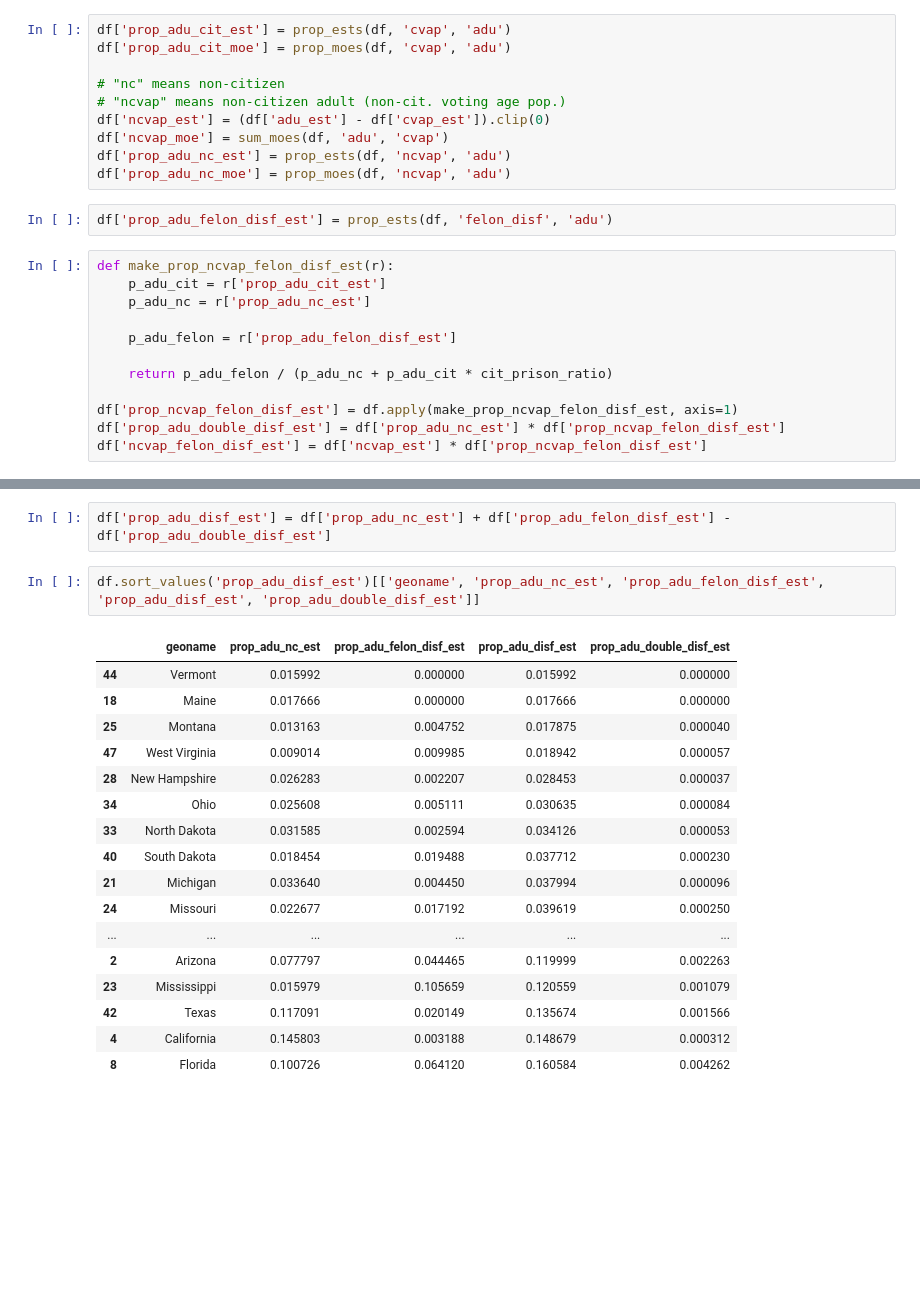
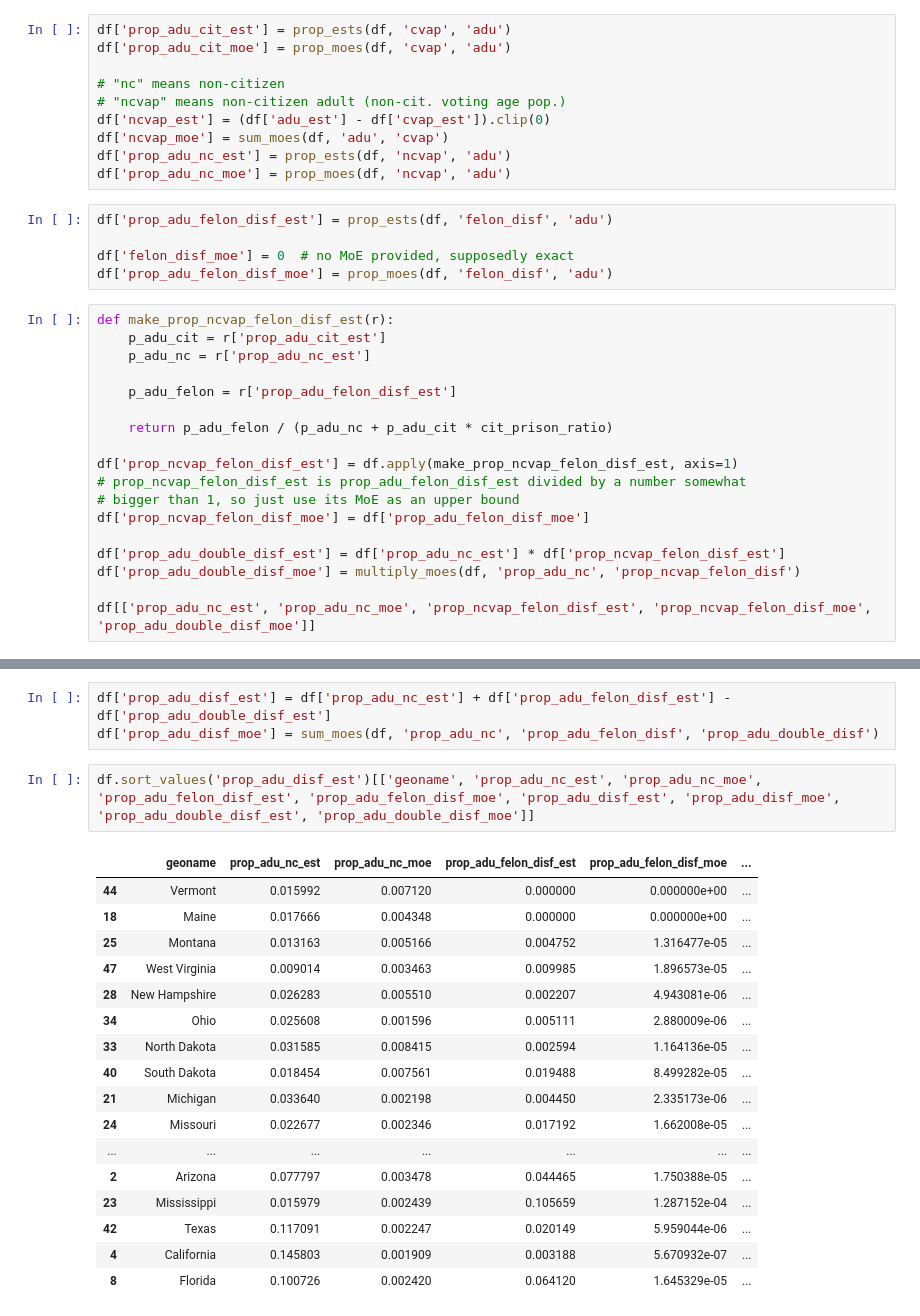
Before and after one commit to ic-institute/democracy-deserts, a Jupyter notebook: notebooks/build-state-data.ipynb, the cells around one changed output, grey strips where cells are left out. Cells and saved outputs as stored; diff of their text form; blank space fills up the shorter version.

Commit message:
add more MoE manipulation functions for felon disenfranchisement data

```diff
--- a/notebooks/build-state-data.ipynb
+++ b/notebooks/build-state-data.ipynb
@@ -48,6 +47,9 @@ df['prop_adu_nc_est'] = prop_ests(df, 'ncvap', 'adu')
 df['prop_adu_nc_moe'] = prop_moes(df, 'ncvap', 'adu')
 # %%
 df['prop_adu_felon_disf_est'] = prop_ests(df, 'felon_disf', 'adu')
+
+df['felon_disf_moe'] = 0  # no MoE provided, supposedly exact
+df['prop_adu_felon_disf_moe'] = prop_moes(df, 'felon_disf', 'adu')
 # %%
 def make_prop_ncvap_felon_disf_est(r):
     p_adu_cit = r['prop_adu_cit_est']
@@ -58,5 +60,11 @@ def make_prop_ncvap_felon_disf_est(r):
     return p_adu_felon / (p_adu_nc + p_adu_cit * cit_prison_ratio)
 
 df['prop_ncvap_felon_disf_est'] = df.apply(make_prop_ncvap_felon_disf_est, axis=1)
+# prop_ncvap_felon_disf_est is prop_adu_felon_disf_est divided by a number somewhat
+# bigger than 1, so just use its MoE as an upper bound
+df['prop_ncvap_felon_disf_moe'] = df['prop_adu_felon_disf_moe']
+
 df['prop_adu_double_disf_est'] = df['prop_adu_nc_est'] * df['prop_ncvap_felon_disf_est']
-df['ncvap_felon_disf_est'] = df['ncvap_est'] * df['prop_ncvap_felon_disf_est']
+df['prop_adu_double_disf_moe'] = multiply_moes(df, 'prop_adu_nc', 'prop_ncvap_felon_disf')
+
+df[['prop_adu_nc_est', 'prop_adu_nc_moe', 'prop_ncvap_felon_disf_est', 'prop_ncvap_felon_disf_moe', 'prop_adu_double_disf_moe']]
@@ -63,22 +89,23 @@ df['ncvap_felon_disf_est'] = df['ncvap_est'] * df['prop_ncvap_felon_disf_est']
 # %%
 df['prop_adu_disf_est'] = df['prop_adu_nc_est'] + df['prop_adu_felon_disf_est'] - df['prop_adu_double_disf_est']
+df['prop_adu_disf_moe'] = sum_moes(df, 'prop_adu_nc', 'prop_adu_felon_disf', 'prop_adu_double_disf')
 # %%
-df.sort_values('prop_adu_disf_est')[['geoname', 'prop_adu_nc_est', 'prop_adu_felon_disf_est', 'prop_adu_disf_est', 'prop_adu_double_disf_est']]
+df.sort_values('prop_adu_disf_est')[['geoname', 'prop_adu_nc_est', 'prop_adu_nc_moe', 'prop_adu_felon_disf_est', 'prop_adu_felon_disf_moe', 'prop_adu_disf_est', 'prop_adu_disf_moe', 'prop_adu_double_disf_est', 'prop_adu_double_disf_moe']]
 # %% [output]
-|  | geoname | prop_adu_nc_est | prop_adu_felon_disf_est | prop_adu_disf_est | prop_adu_double_disf_est |
-| 44 | Vermont | 0.015992 | 0.000000 | 0.015992 | 0.000000 |
-| 18 | Maine | 0.017666 | 0.000000 | 0.017666 | 0.000000 |
-| 25 | Montana | 0.013163 | 0.004752 | 0.017875 | 0.000040 |
-| 47 | West Virginia | 0.009014 | 0.009985 | 0.018942 | 0.000057 |
-| 28 | New Hampshire | 0.026283 | 0.002207 | 0.028453 | 0.000037 |
-| 34 | Ohio | 0.025608 | 0.005111 | 0.030635 | 0.000084 |
-| 33 | North Dakota | 0.031585 | 0.002594 | 0.034126 | 0.000053 |
-| 40 | South Dakota | 0.018454 | 0.019488 | 0.037712 | 0.000230 |
-| 21 | Michigan | 0.033640 | 0.004450 | 0.037994 | 0.000096 |
-| 24 | Missouri | 0.022677 | 0.017192 | 0.039619 | 0.000250 |
-| ... | ... | ... | ... | ... | ... |
-| 2 | Arizona | 0.077797 | 0.044465 | 0.119999 | 0.002263 |
-| 23 | Mississippi | 0.015979 | 0.105659 | 0.120559 | 0.001079 |
-| 42 | Texas | 0.117091 | 0.020149 | 0.135674 | 0.001566 |
-| 4 | California | 0.145803 | 0.003188 | 0.148679 | 0.000312 |
-| 8 | Florida | 0.100726 | 0.064120 | 0.160584 | 0.004262 |
+|  | geoname | prop_adu_nc_est | prop_adu_nc_moe | prop_adu_felon_disf_est | prop_adu_felon_disf_moe | ... |
+| 44 | Vermont | 0.015992 | 0.007120 | 0.000000 | 0.000000e+00 | ... |
+| 18 | Maine | 0.017666 | 0.004348 | 0.000000 | 0.000000e+00 | ... |
+| 25 | Montana | 0.013163 | 0.005166 | 0.004752 | 1.316477e-05 | ... |
+| 47 | West Virginia | 0.009014 | 0.003463 | 0.009985 | 1.896573e-05 | ... |
+| 28 | New Hampshire | 0.026283 | 0.005510 | 0.002207 | 4.943081e-06 | ... |
+| 34 | Ohio | 0.025608 | 0.001596 | 0.005111 | 2.880009e-06 | ... |
+| 33 | North Dakota | 0.031585 | 0.008415 | 0.002594 | 1.164136e-05 | ... |
+| 40 | South Dakota | 0.018454 | 0.007561 | 0.019488 | 8.499282e-05 | ... |
+| 21 | Michigan | 0.033640 | 0.002198 | 0.004450 | 2.335173e-06 | ... |
+| 24 | Missouri | 0.022677 | 0.002346 | 0.017192 | 1.662008e-05 | ... |
+| ... | ... | ... | ... | ... | ... | ... |
+| 2 | Arizona | 0.077797 | 0.003478 | 0.044465 | 1.750388e-05 | ... |
+| 23 | Mississippi | 0.015979 | 0.002439 | 0.105659 | 1.287152e-04 | ... |
+| 42 | Texas | 0.117091 | 0.002247 | 0.020149 | 5.959044e-06 | ... |
+| 4 | California | 0.145803 | 0.001909 | 0.003188 | 5.670932e-07 | ... |
+| 8 | Florida | 0.100726 | 0.002420 | 0.064120 | 1.645329e-05 | ... |
```
Also changed, not shown: parts of 8 cells of this notebook, 2 other files.
